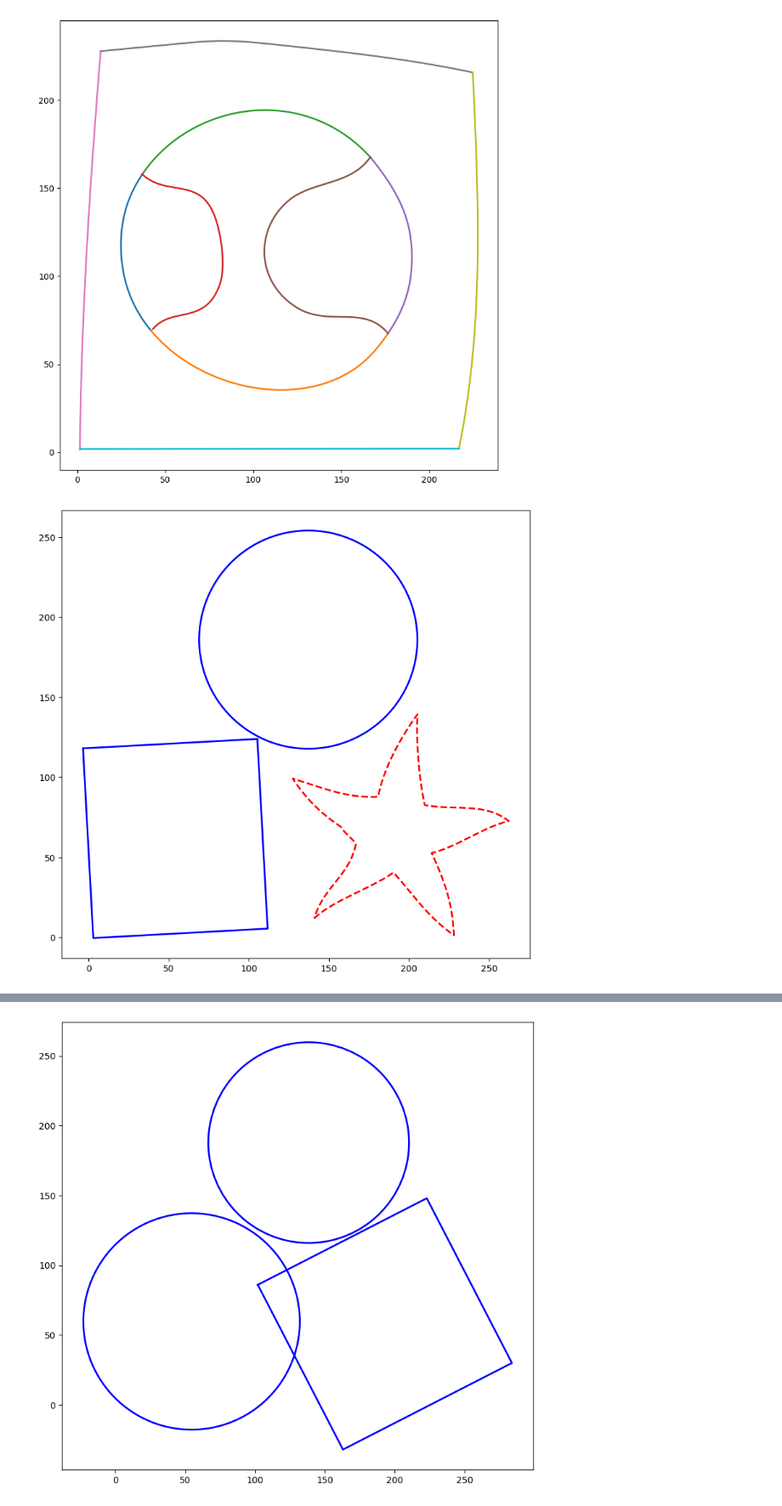
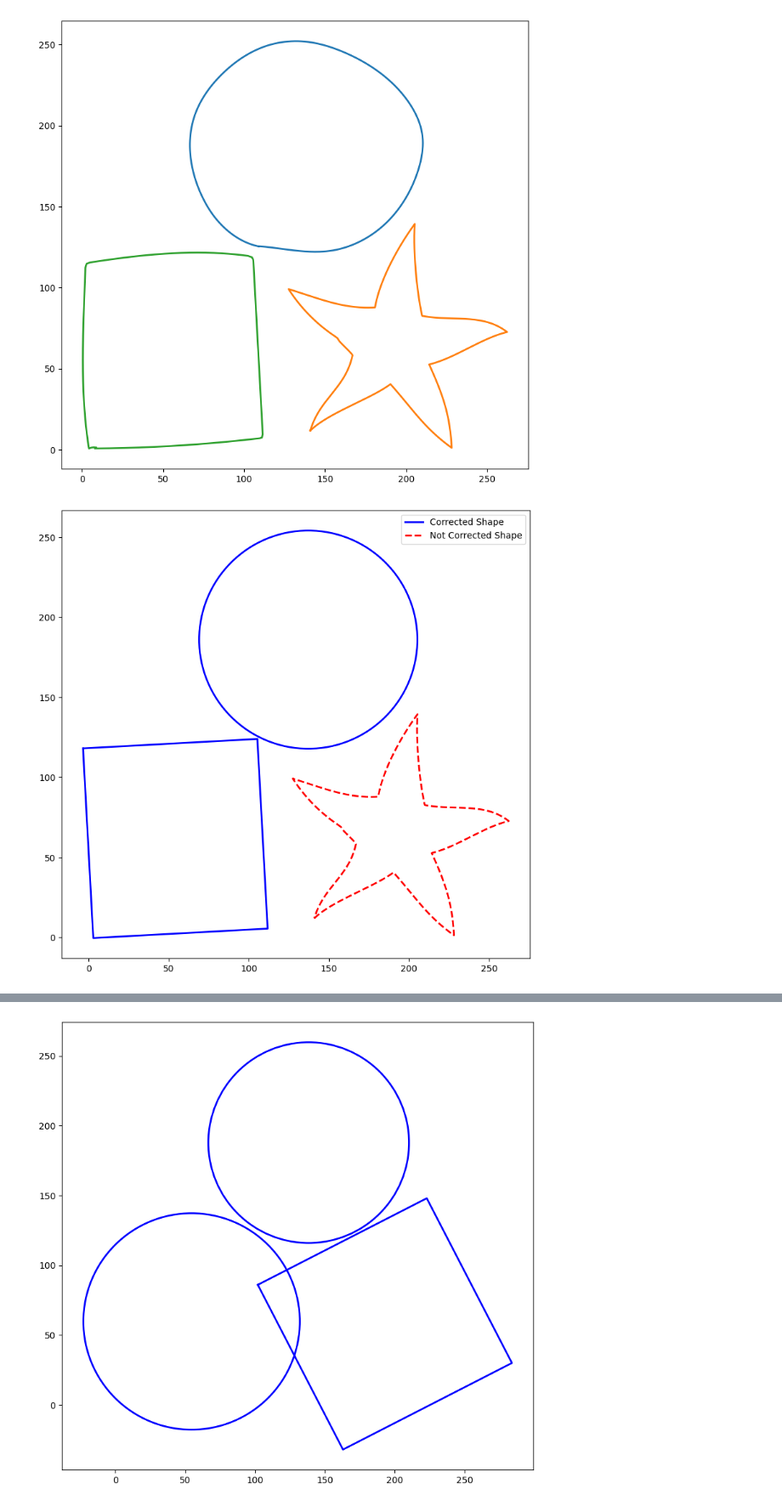
Before and after one commit to manushi1224/ADOBE_GEN_SOLVE, a Jupyter notebook: adobe_test/temp.ipynb, the cells around one changed output, grey strips where cells are left out. Shown: that part at 85% size. Saved outputs shown, nothing was run; the diff lists cells and outputs as text; code cells hidden in the pictures.

Commit message:
add shape correction logic for circle and rectangle

```diff
--- a/adobe_test/temp.ipynb
+++ b/adobe_test/temp.ipynb
@@ -2,35 +2,35 @@
 import numpy as np
 import matplotlib.pyplot as plt
 
 
 def read_csv(csv_path):
     np_path_XYs = np.genfromtxt(csv_path, delimiter=",")
     path_XYs = []
     for i in np.unique(np_path_XYs[:, 0]):
         npXYs = np_path_XYs[np_path_XYs[:, 0] == i][:, 1:]
         XYs = []
         for j in np.unique(npXYs[:, 0]):
             XY = npXYs[npXYs[:, 0] == j][:, 1:]
             XYs.append(XY)
         path_XYs.append(XYs)
     return path_XYs
 
 
 def plot(paths_XYs):
     fig, ax = plt.subplots(tight_layout=True, figsize=(8, 8))
     for i, XYs in enumerate(paths_XYs):
         for XY in XYs:
             ax.plot(XY[:, 0], XY[:, 1], linewidth=2)
     ax.set_aspect("equal")
     plt.show()
 
 
 # Example usage
-csv_path = "./frag0.csv"  # Update with the correct path to your CSV file
+csv_path = "./isolated.csv"  # Update with the correct path to your CSV file
 paths_XYs = read_csv(csv_path)
 plot(paths_XYs)
 # %% [output]
-[figure, old version]
+[figure, new version]
 # %%
 import numpy as np
 import matplotlib.pyplot as plt
@@ -98,14 +98,14 @@ def detect_shape(XY):
 def redraw_shape(shape_info, ax):
     if shape_info[0] == 'circle':
         center, radius = shape_info[1], shape_info[2]
-        circle = plt.Circle(center, radius, color='b', fill=False, linewidth=2)
+        circle = plt.Circle(center, radius, color='b', fill=False, linewidth=2, label='Corrected Shape')
         ax.add_patch(circle)
     elif shape_info[0] == 'rectangle':
         rect = shape_info[1]
-        ax.plot(*np.append(rect, [rect[0]], axis=0).T, 'b-', linewidth=2)
+        ax.plot(*np.append(rect, [rect[0]], axis=0).T, 'b-', linewidth=2, label='Corrected Shape')
     elif shape_info[0] == 'other':
         XY = shape_info[1]
-        ax.plot(XY[:, 0], XY[:, 1], 'r--', linewidth=2)
+        ax.plot(XY[:, 0], XY[:, 1], 'r--', linewidth=2, label='Not Corrected Shape')
 
 def plot(paths_XYs, eps=10, min_samples=5):
     fig, ax = plt.subplots(tight_layout=True, figsize=(8, 8))
@@ -117,6 +117,9 @@ def plot(paths_XYs, eps=10, min_samples=5):
                 if shape_info:
                     redraw_shape(shape_info, ax)
     ax.set_aspect("equal")
+    handles, labels = ax.get_legend_handles_labels()
+    by_label = dict(zip(labels, handles))
+    ax.legend(by_label.values(), by_label.keys())
     plt.show()
 
 # Example usage
@@ -124,4 +127,4 @@ csv_path = "./isolated.csv"  # Update with the correct path to your CSV file
 paths_XYs = read_csv(csv_path)
 plot(paths_XYs)
 # %% [output]
-[figure, old version]
+[figure, new version]
```
Also changed, not shown: parts of 3 cells of this notebook, 1 other file.
